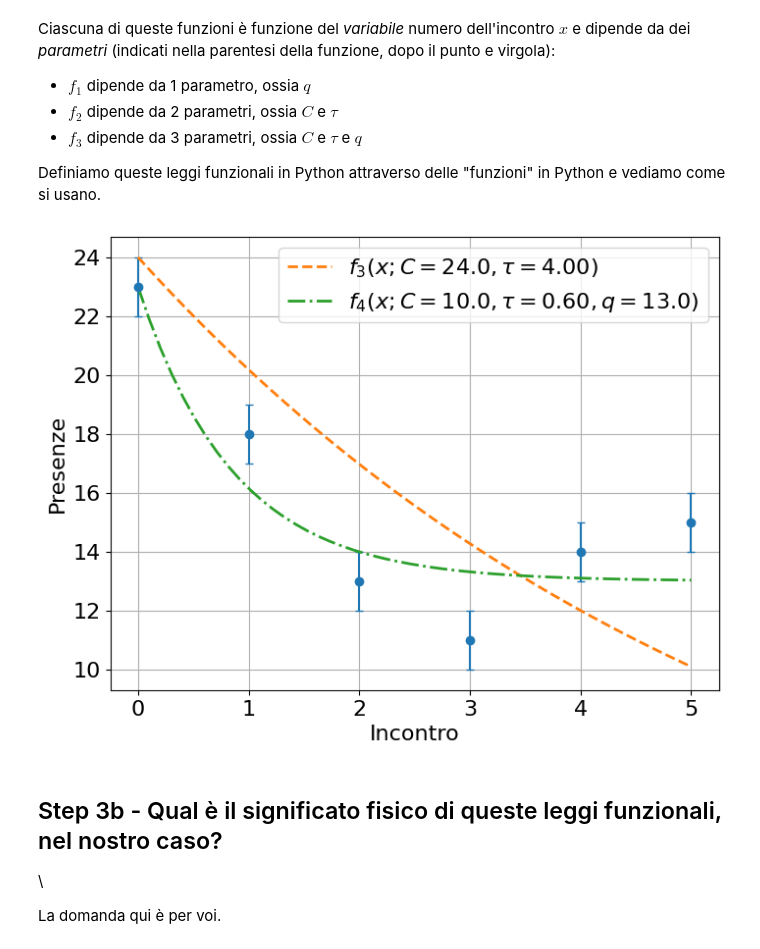
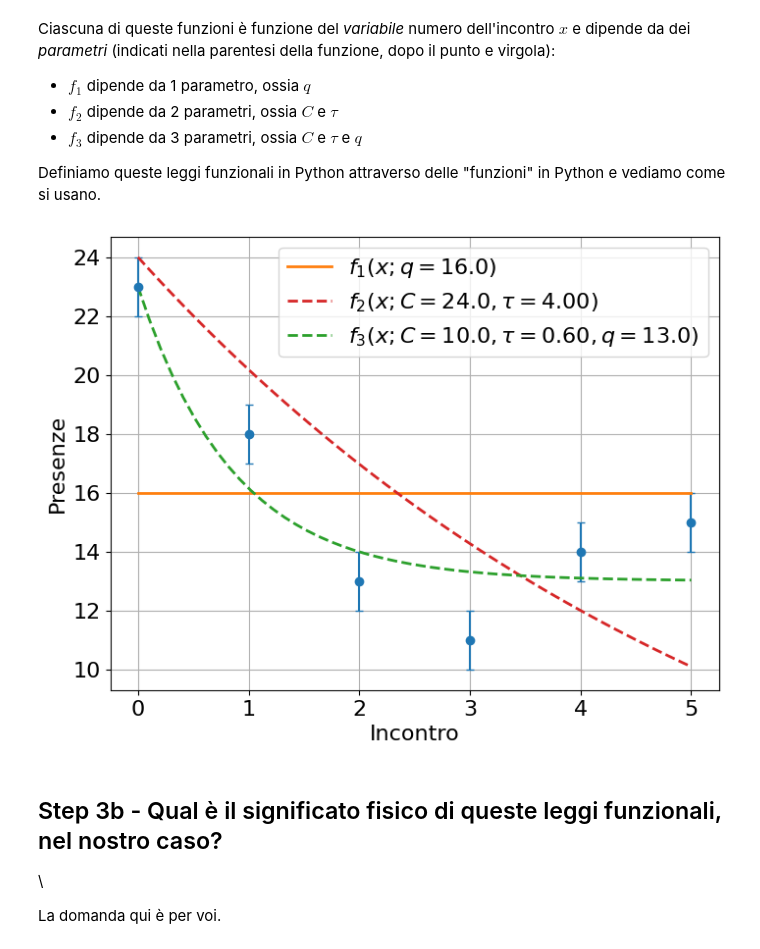
Before and after one commit to cerasole/EnvironmentalRadioactivity, a Jupyter notebook: Notebooks/Presenze.ipynb, the cells around one changed output. Drawn from its saved outputs; the diff is of its cells as text; code cells hidden in the pictures.

```diff
--- a/Notebooks/Presenze.ipynb
+++ b/Notebooks/Presenze.ipynb
@@ -138,41 +138,44 @@ def f_2 (x, C, tau):
 #### Esercizio: definite voi f_3, definita come sopra! Chiama i tre parametri C, tau e q
 def f_3 (x, C, tau, q):
   return C * np.power(2, -x/tau) + q
+
+color1, color2, color3 = "tab:orange", "tab:red", "tab:green"
+ls1, ls2, ls3 = "solid", "dashed", "dashdot"
 # %%
 # Plot di prima
 fig, ax = plt.subplots(figsize = (8, 6))
 ax.errorbar(incontri, presenze, yerr = presenze_err, ls = "None", marker = "o", markersize = 6, capsize = 3)
 ax.set_xlabel("Incontro")
 ax.set_ylabel("Presenze")
 ax.set_xticks(incontri.astype("int"))
 ax.grid()
 
 # Griglia delle variabili su cui verranno calcolate le funzioni
 x = np.linspace(0, incontri[-1])
 
 lw = 2
 
 # Plot delle funzioni con valori ragionevoli dei parametri
 
 # f_1
 _q = 16
-#ax.plot(x, f_1(x, q = _q), ls = "solid", lw = lw, label = "$f_1(x; q = %.1f)$" % _q)
+ax.plot(x, f_1(x, q = _q), ls = ls1, lw = lw, label = "$f_1(x; q = %.1f)$" % _q, color = color1)
 
 # f_2
 _C = 24
 _tau = 4
-ax.plot(x, f_2(x, C = _C, tau = _tau), ls = "dashed", lw = lw, label = "$f_3(x; C = %.1f, \\tau = %.2f)$" % (_C, _tau))
+ax.plot(x, f_2(x, C = _C, tau = _tau), ls = ls2, lw = lw, label = "$f_2(x; C = %.1f, \\tau = %.2f)$" % (_C, _tau), color = color2)
 
 # f_3
 _C = 10
 _tau = 0.6
 _q = 13
-ax.plot(x, f_3(x, C = _C, tau = _tau, q = _q), ls = "dashdot", lw = lw, label = "$f_4(x; C = %.1f, \\tau = %.2f, q = %.1f)$" % (_C, _tau, _q))
+ax.plot(x, f_3(x, C = _C, tau = _tau, q = _q), ls = ls2, lw = lw, label = "$f_3(x; C = %.1f, \\tau = %.2f, q = %.1f)$" % (_C, _tau, _q), color = color3)
 
 # Legenda
 ax.legend();
 # %% [output]
-[figure, old version]
+[figure, new version]
 # %% [markdown]
 
 
```
Also changed, not shown: parts of 29 cells of this notebook.
